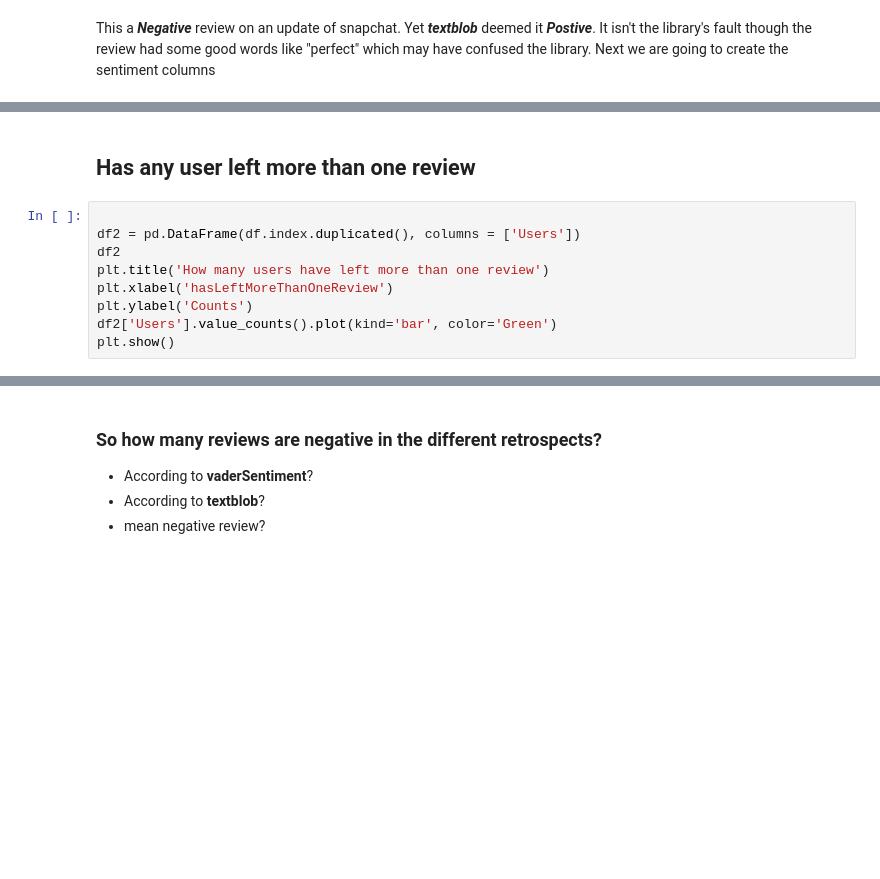
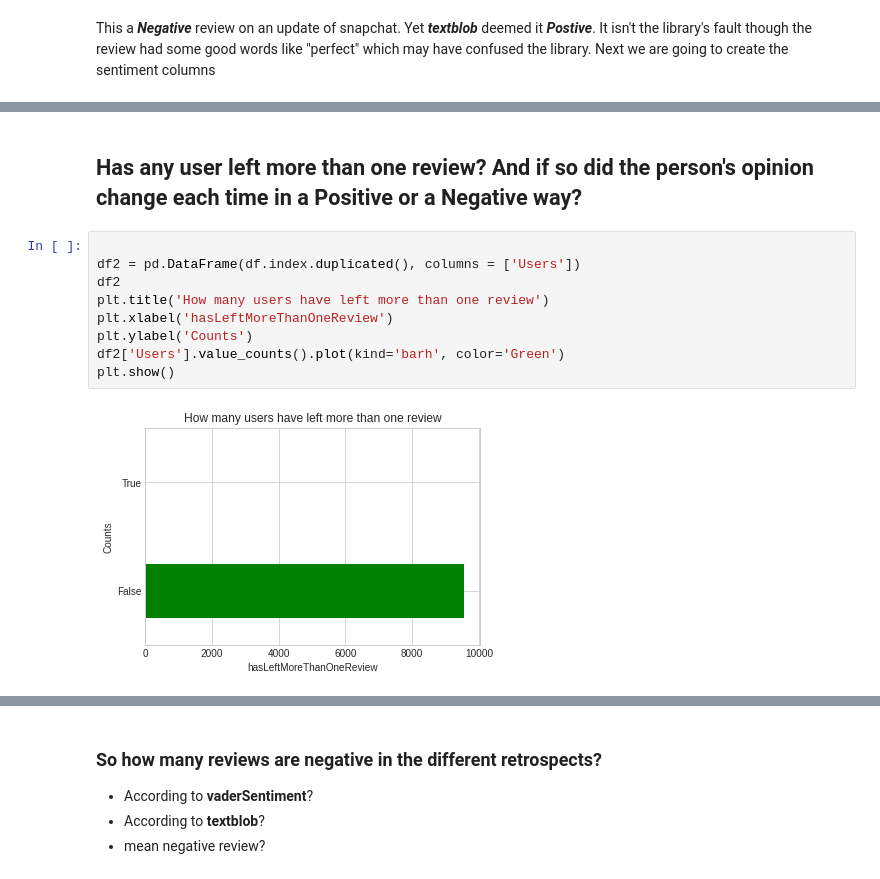
Before and after one commit to kingtroga/SnapChat_Reviews_Sentiment_Analysis_and_Feature_Extraction_using_Python, a Jupyter notebook: Sentiment_analyis_of_Snapchat_reviews.ipynb, the cells around one changed output, grey strips where cells are left out. Cells and saved outputs as stored; diff of their text form; blank space fills up the shorter version.

```diff
--- a/Sentiment_analyis_of_Snapchat_reviews.ipynb
+++ b/Sentiment_analyis_of_Snapchat_reviews.ipynb
@@ -251,13 +267,15 @@ df.head()
 # %% [markdown]
-## Has any user left more than one review
+## Has any user left more than one review? And if so did the person's opinion change each time in a Positive or a Negative way?
 # %%
 
 df2 = pd.DataFrame(df.index.duplicated(), columns = ['Users'])
 df2
 plt.title('How many users have left more than one review')
 plt.xlabel('hasLeftMoreThanOneReview')
 plt.ylabel('Counts')
-df2['Users'].value_counts().plot(kind='bar', color='Green')
+df2['Users'].value_counts().plot(kind='barh', color='Green')
 plt.show()
+# %% [output]
+[figure, added]
 # %%
 df2[df2['Users'] == True]
```
Also changed, not shown: parts of 55 cells of this notebook.
